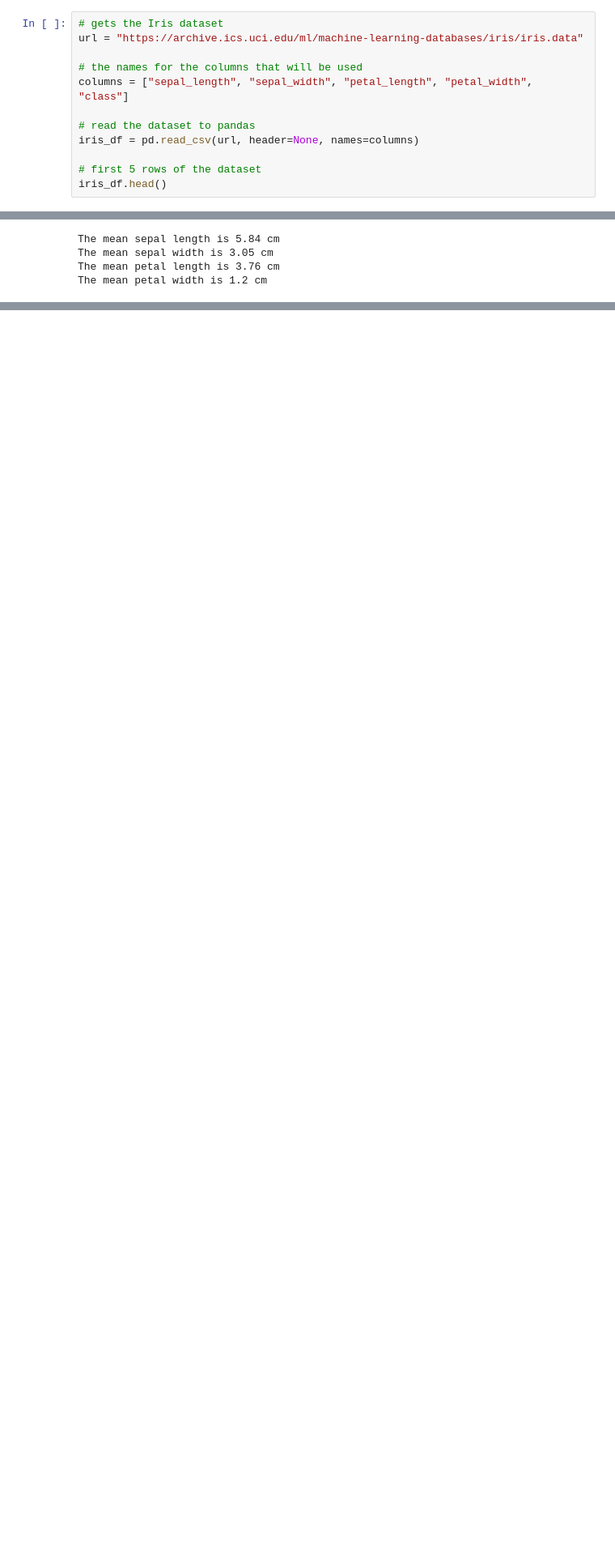
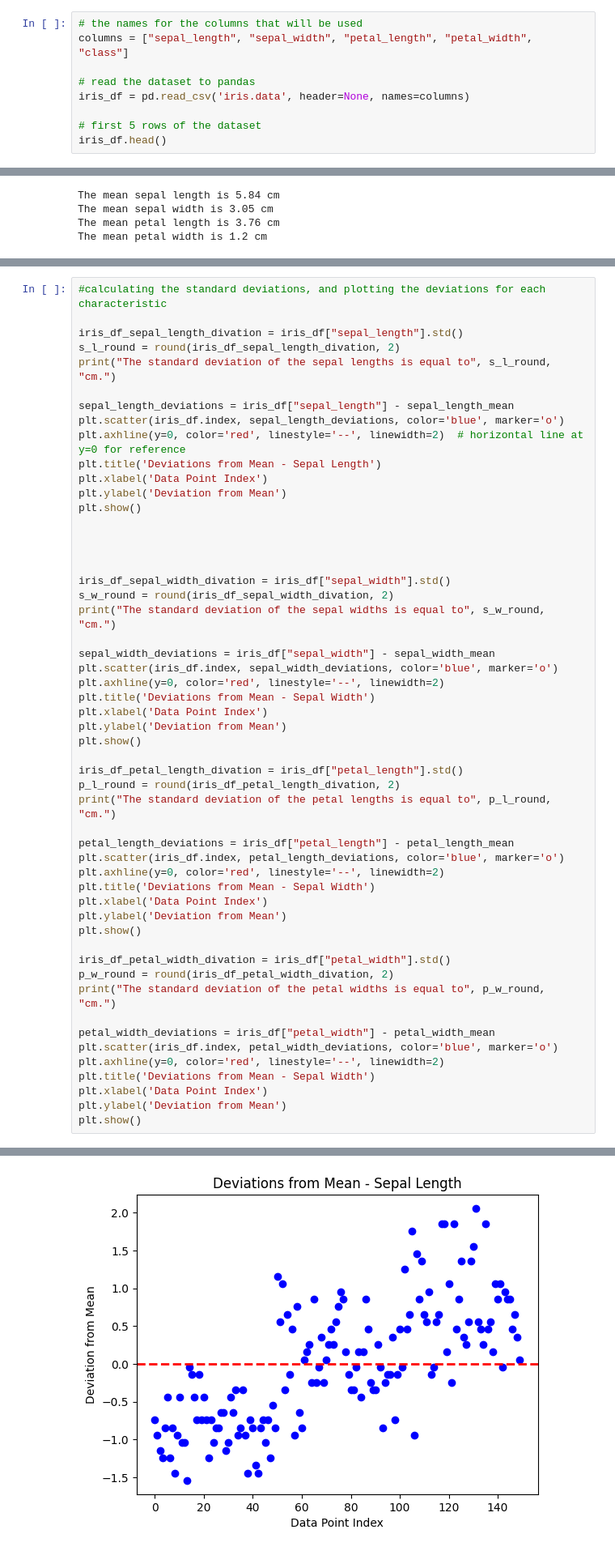
Before and after one commit to PanosGeorg/datasets-analysis, a Jupyter notebook: test_data_analysis.ipynb, the cells around one changed output, grey strips where cells are left out. Shown: that part at 81% size. Cells and saved outputs as stored; diff of their text form; blank space fills up the shorter version.

```diff
--- a/test_data_analysis.ipynb
+++ b/test_data_analysis.ipynb
@@ -4,12 +5,9 @@ import pandas as pd
 # %%
-# gets the Iris dataset
-url = "https://archive.ics.uci.edu/ml/machine-learning-databases/iris/iris.data"
-
 # the names for the columns that will be used
 columns = ["sepal_length", "sepal_width", "petal_length", "petal_width", "class"]
 
 # read the dataset to pandas
-iris_df = pd.read_csv(url, header=None, names=columns)
+iris_df = pd.read_csv('iris.data', header=None, names=columns)
 
 # first 5 rows of the dataset
 iris_df.head()
@@ -120,3 +118,57 @@ plt.show()
 [figure]
 [figure]
 [figure]
+# %%
+#calculating the standard deviations, and plotting the deviations for each characteristic
+
+iris_df_sepal_length_divation = iris_df["sepal_length"].std()
+s_l_round = round(iris_df_sepal_length_divation, 2)
+print("The standard deviation of the sepal lengths is equal to", s_l_round, "cm.")
+
+sepal_length_deviations = iris_df["sepal_length"] - sepal_length_mean
+plt.scatter(iris_df.index, sepal_length_deviations, color='blue', marker='o')
+plt.axhline(y=0, color='red', linestyle='--', linewidth=2)  # horizontal line at y=0 for reference
+plt.title('Deviations from Mean - Sepal Length')
+plt.xlabel('Data Point Index')
+plt.ylabel('Deviation from Mean')
+plt.show()
+
+
+
+
+iris_df_sepal_width_divation = iris_df["sepal_width"].std()
+s_w_round = round(iris_df_sepal_width_divation, 2)
+print("The standard deviation of the sepal widths is equal to", s_w_round, "cm.")
+
+sepal_width_deviations = iris_df["sepal_width"] - sepal_width_mean
+plt.scatter(iris_df.index, sepal_width_deviations, color='blue', marker='o')
+plt.axhline(y=0, color='red', linestyle='--', linewidth=2)
+plt.title('Deviations from Mean - Sepal Width')
+plt.xlabel('Data Point Index')
+plt.ylabel('Deviation from Mean')
+plt.show()
+
+iris_df_petal_length_divation = iris_df["petal_length"].std()
+p_l_round = round(iris_df_petal_length_divation, 2)
+print("The standard deviation of the petal lengths is equal to", p_l_round, "cm.")
+
+petal_length_deviations = iris_df["petal_length"] - petal_length_mean
+plt.scatter(iris_df.index, petal_length_deviations, color='blue', marker='o')
+plt.axhline(y=0, color='red', linestyle='--', linewidth=2)
+plt.title('Deviations from Mean - Sepal Width')
+plt.xlabel('Data Point Index')
+plt.ylabel('Deviation from Mean')
+plt.show()
+
+iris_df_petal_width_divation = iris_df["petal_width"].std()
+p_w_round = round(iris_df_petal_width_divation, 2)
+print("The standard deviation of the petal widths is equal to", p_w_round, "cm.")
+
+petal_width_deviations = iris_df["petal_width"] - petal_width_mean
+plt.scatter(iris_df.index, petal_width_deviations, color='blue', marker='o')
+plt.axhline(y=0, color='red', linestyle='--', linewidth=2)
+plt.title('Deviations from Mean - Sepal Width')
+plt.xlabel('Data Point Index')
+plt.ylabel('Deviation from Mean')
+plt.show()
+# %% [output]
@@ -122,0 +176 @@ plt.show()
+[figure, added]
```
Also changed, not shown: parts of 3 cells of this notebook, 1 other file.
